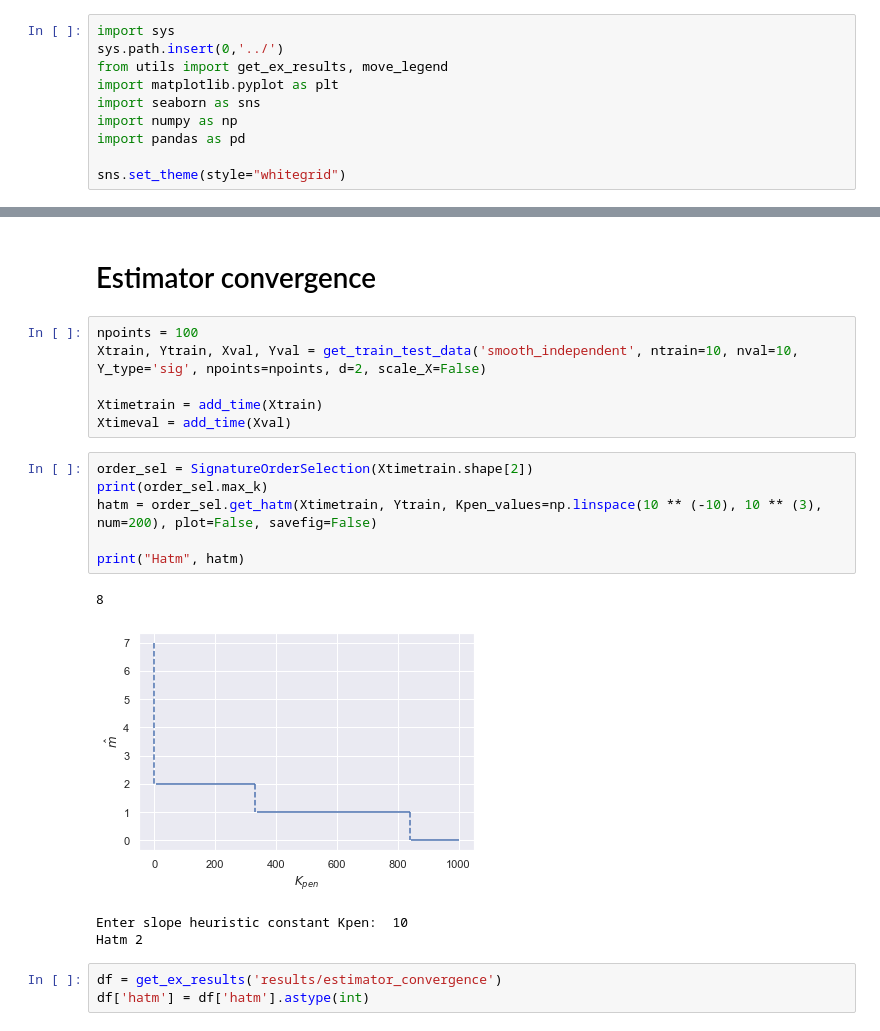
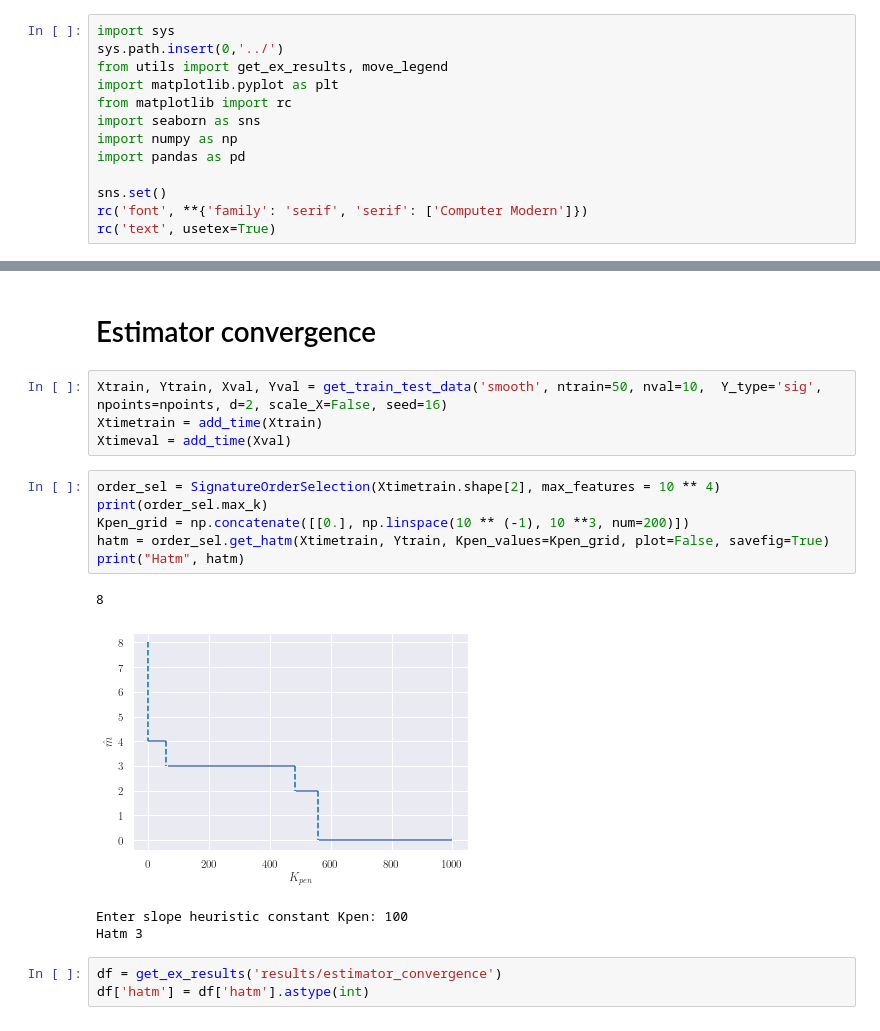
Before and after one commit to afermanian/signature-regression, a Jupyter notebook: notebooks/Analyse results.ipynb, the cells around one changed output, grey strips where cells are left out. Drawn from its saved outputs; the diff is of its cells as text.

```diff
--- a/notebooks/Analyse results.ipynb
+++ b/notebooks/Analyse results.ipynb
@@ -3,11 +3,14 @@ import sys
 sys.path.insert(0,'../')
 from utils import get_ex_results, move_legend
 import matplotlib.pyplot as plt
+from matplotlib import rc
 import seaborn as sns
 import numpy as np
 import pandas as pd
 
-sns.set_theme(style="whitegrid")
+sns.set()
+rc('font', **{'family': 'serif', 'serif': ['Computer Modern']})
+rc('text', usetex=True)
 # %%
 from get_data import get_train_test_data
 from tools import add_time
@@ -18,22 +44,20 @@ pal = sns.color_palette("colorblind")
 # %% [markdown]
 # Estimator convergence
 # %%
-npoints = 100
-Xtrain, Ytrain, Xval, Yval = get_train_test_data('smooth_independent', ntrain=10, nval=10,  Y_type='sig', npoints=npoints, d=2, scale_X=False)
-
+Xtrain, Ytrain, Xval, Yval = get_train_test_data('smooth', ntrain=50, nval=10,  Y_type='sig', npoints=npoints, d=2, scale_X=False, seed=16)
 Xtimetrain = add_time(Xtrain)
 Xtimeval = add_time(Xval)
 # %%
-order_sel = SignatureOrderSelection(Xtimetrain.shape[2])
+order_sel = SignatureOrderSelection(Xtimetrain.shape[2], max_features = 10 ** 4)
 print(order_sel.max_k)
-hatm = order_sel.get_hatm(Xtimetrain, Ytrain, Kpen_values=np.linspace(10 ** (-10), 10 ** (3), num=200), plot=False, savefig=False)
-
+Kpen_grid = np.concatenate([[0.], np.linspace(10 ** (-1), 10 **3, num=200)])
+hatm = order_sel.get_hatm(Xtimetrain, Ytrain, Kpen_values=Kpen_grid, plot=False, savefig=True)
 print("Hatm", hatm)
 # %% [output]
 8
-[figure, old version]
+[figure, new version]
-Enter slope heuristic constant Kpen:  10
-Hatm 2
+Enter slope heuristic constant Kpen: 100
+Hatm 3
 # %%
 df = get_ex_results('results/estimator_convergence')
 df['hatm'] = df['hatm'].astype(int)
```
Also changed, not shown: parts of 42 cells of this notebook, 6 other files.
